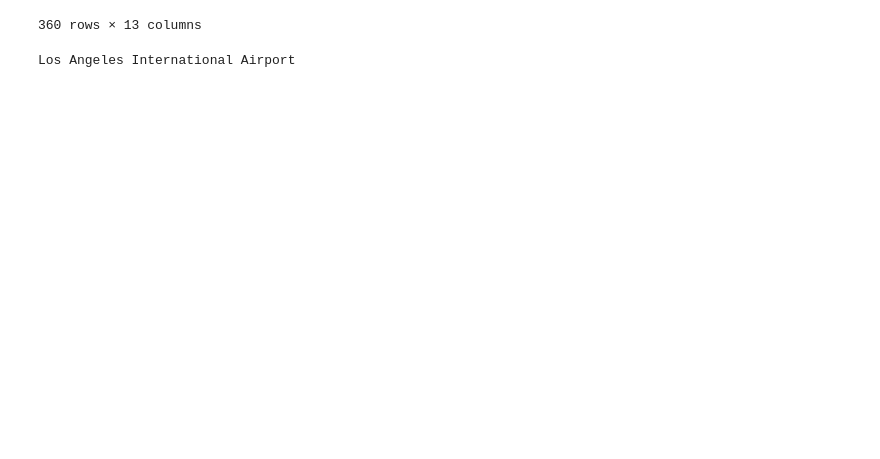
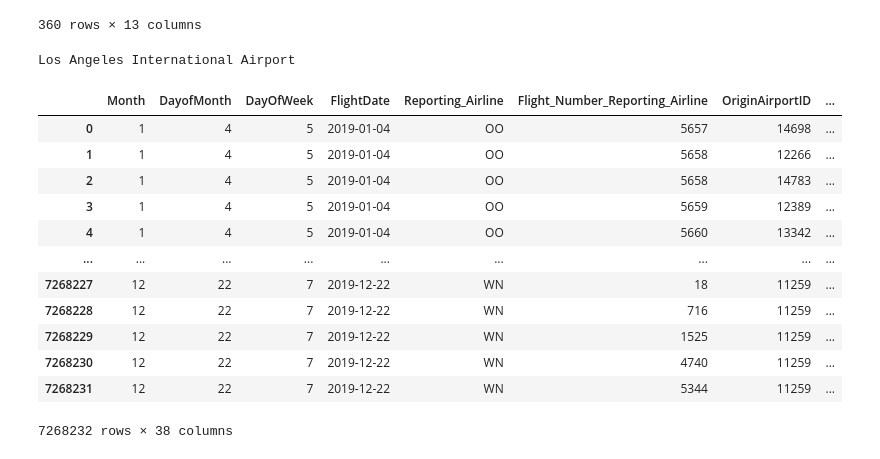
Before and after one commit to ricardozacarias/flight-delays, a Jupyter notebook: flights-eda.ipynb, the cells around one changed output. Drawn from its saved outputs; the diff is of its cells as text; code cells hidden in the pictures; blank space fills up the shorter version.

```diff
--- a/flights-eda.ipynb
+++ b/flights-eda.ipynb
@@ -675,3 +682,19 @@ airports_ds
 print(airports_ds[airports_ds['IATA'] == origin]['NAME'].values[0])
 # %% [output]
 Los Angeles International Airport
+# %%
+flights
+# %% [output]
+|  | Month | DayofMonth | DayOfWeek | FlightDate | Reporting_Airline | Flight_Number_Reporting_Airline | OriginAirportID | ... |
+| 0 | 1 | 4 | 5 | 2019-01-04 | OO | 5657 | 14698 | ... |
+| 1 | 1 | 4 | 5 | 2019-01-04 | OO | 5658 | 12266 | ... |
+| 2 | 1 | 4 | 5 | 2019-01-04 | OO | 5658 | 14783 | ... |
+| 3 | 1 | 4 | 5 | 2019-01-04 | OO | 5659 | 12389 | ... |
+| 4 | 1 | 4 | 5 | 2019-01-04 | OO | 5660 | 13342 | ... |
+| ... | ... | ... | ... | ... | ... | ... | ... | ... |
+| 7268227 | 12 | 22 | 7 | 2019-12-22 | WN | 18 | 11259 | ... |
+| 7268228 | 12 | 22 | 7 | 2019-12-22 | WN | 716 | 11259 | ... |
+| 7268229 | 12 | 22 | 7 | 2019-12-22 | WN | 1525 | 11259 | ... |
+| 7268230 | 12 | 22 | 7 | 2019-12-22 | WN | 4740 | 11259 | ... |
+| 7268231 | 12 | 22 | 7 | 2019-12-22 | WN | 5344 | 11259 | ... |
+7268232 rows × 38 columns
```
Also changed, not shown: parts of 3 cells of this notebook, 1 other file.
